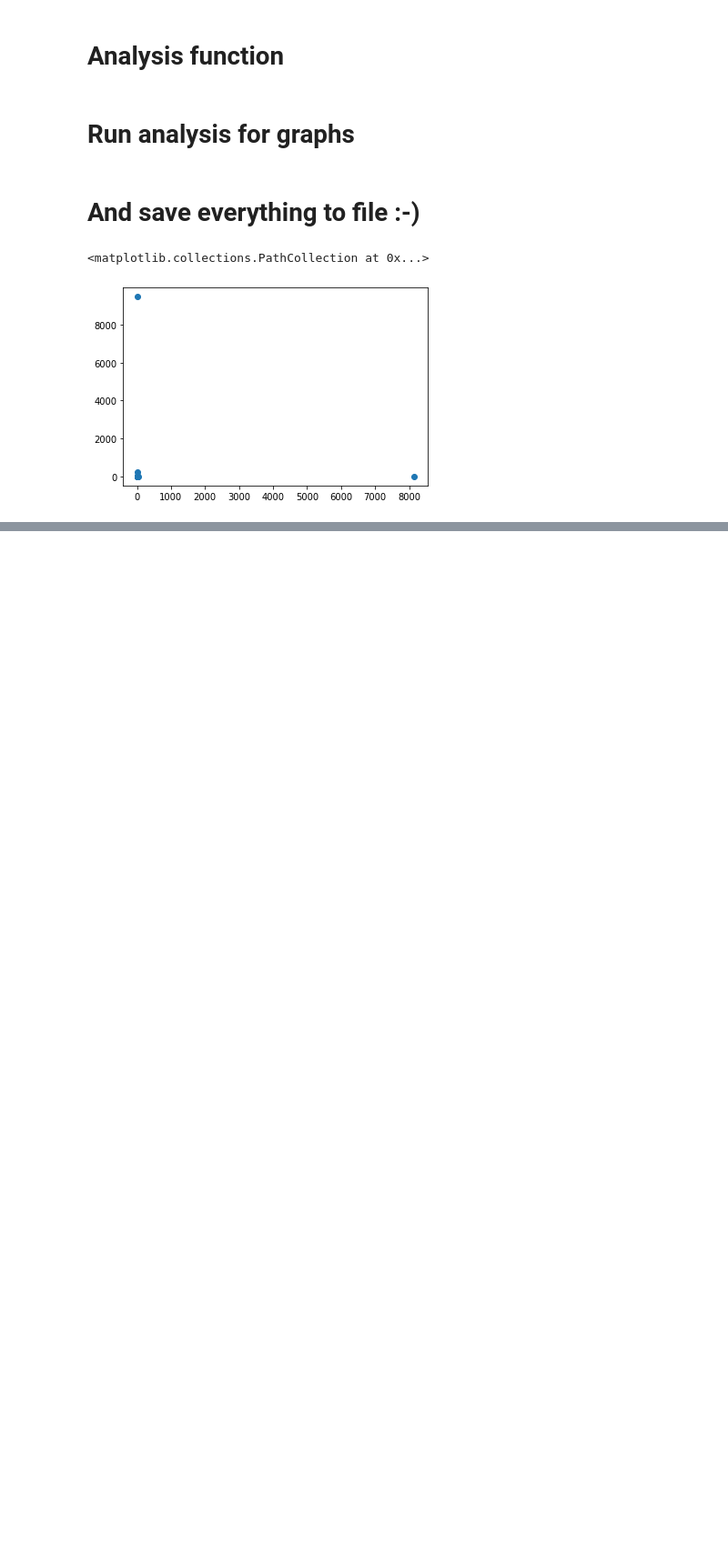
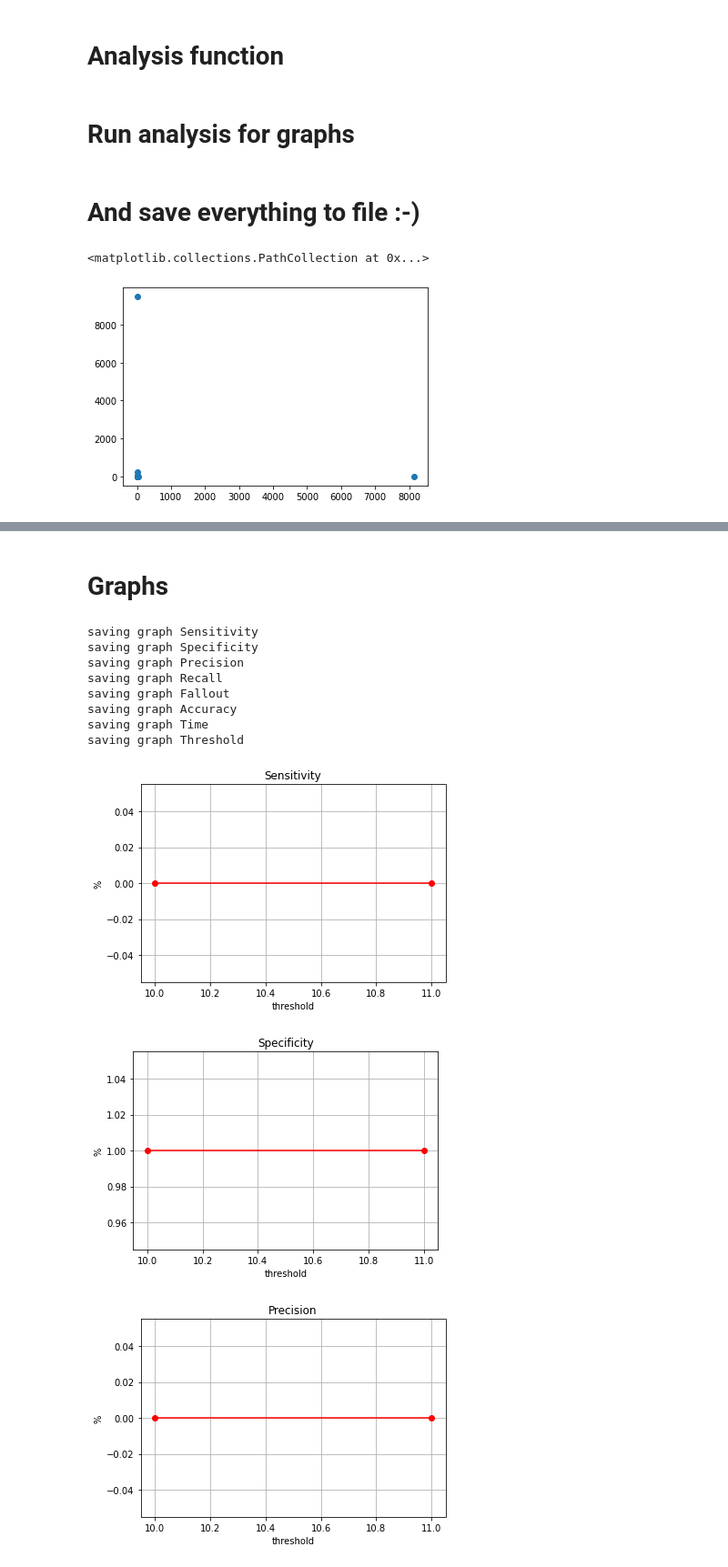
Before and after one commit to pro0255/MADII_analysis, a Jupyter notebook: retweet.ipynb, the cells around one changed output, grey strips where cells are left out. Shown: that part at 91% size. Saved outputs shown, nothing was run; the diff lists cells and outputs as text; code cells hidden in the pictures; blank space fills up the shorter version.

Commit message:
feat: analysis

```diff
--- a/retweet.ipynb
+++ b/retweet.ipynb
@@ -756,0 +1204,8 @@ ml_net.save_net_for_r()
+# %%
+c = Controller()
+c.set_adj_A(Gs[0])
+# %%
+METHOD_INDEX = 2
+THRESHOLD = 5
+
+METHOD_NAME = met[METHOD_INDEX].value
@@ -756,0 +1218,6 @@ ml_net.save_net_for_r()
+# %%
+THRESHOLD_FROM = 1
+THRESHOLD_TO = 10
+THRESHOLD_STEP = 0.5
+# %%
+pred = c.make_step_analysis(THRESHOLD_FROM, THRESHOLD_TO, THRESHOLD_STEP, METHOD_INDEX) #graphs
@@ -756,0 +1283,39 @@ ml_net.save_net_for_r()
+# %% [markdown]
+# Graphs
+# %%
+ys = {}
+
+x = pred.keys() #thresholds
+performances = pred.values()
+titles = None
+
+for performance in performances:
+    for k,v in performance[1].get_dictionary().items():
+        if k in ys:
+            ys[k].append(v)
+        else:
+            ys[k] = [v]
+
+
+#save graphs
+for k, v in ys.items():
+    print('saving graph', k)
+    fig, ax = plt.subplots()
+    ax.set_title(k)
+    ax.set_xlabel('threshold')
+    ax.set_ylabel('%')
+    ax.grid()
+    ax.plot(x, v, color='red', marker='o')
+    fig.savefig(f'{directory}/{k}.jpg')
+# %% [output]
+saving graph Sensitivity
+saving graph Specificity
+saving graph Precision
+saving graph Recall
+saving graph Fallout
+saving graph Accuracy
+saving graph Time
+saving graph Threshold
+[figure, added]
+[figure, added]
+[figure, added]
```
Also changed, not shown: parts of 46 cells of this notebook, 17 other files.
